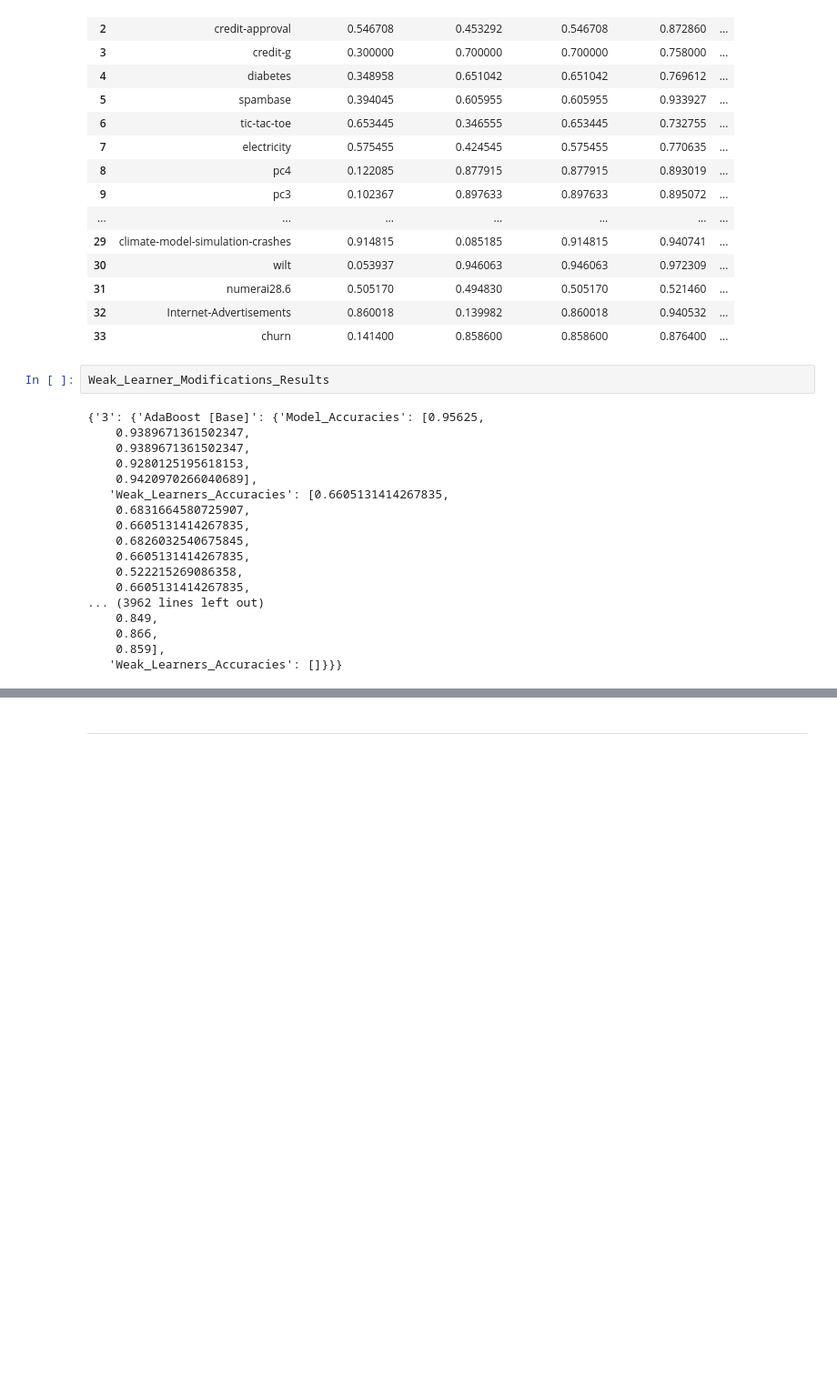
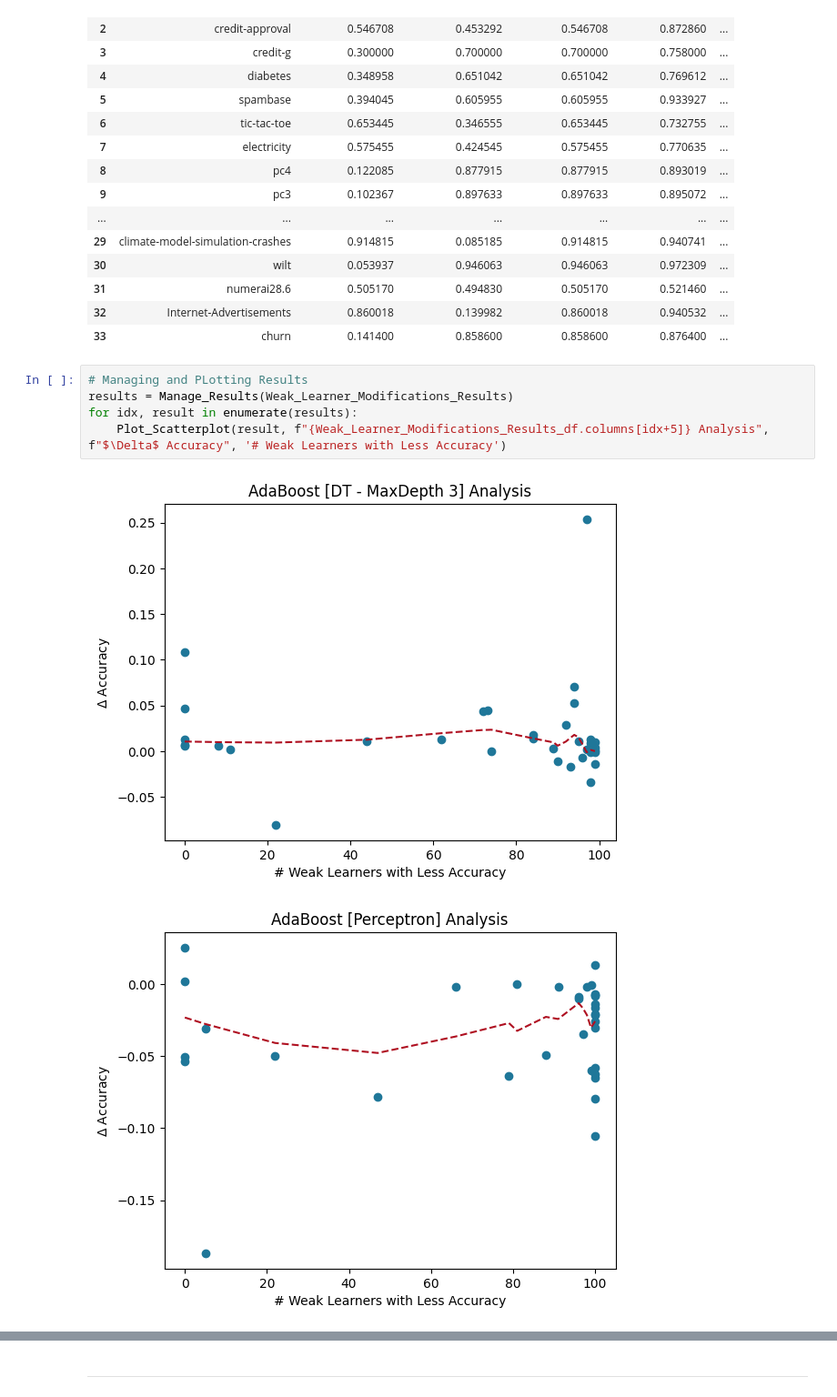
Before and after one commit to EstevesX10/ML1-AdaBoost-Analysis-Optimization, a Jupyter notebook: AdaBoost/AdaBoost.ipynb, the cells around one changed output, grey strips where cells are left out. Shown at 91% size. Saved outputs shown, nothing was run; the diff lists cells and outputs as text; blank space fills up the shorter version.

```diff
--- a/AdaBoost/AdaBoost.ipynb
+++ b/AdaBoost/AdaBoost.ipynb
@@ -435,23 +375,11 @@ Weak_Learner_Modifications_Results_df
 | 31 | numerai28.6 | 0.505170 | 0.494830 | 0.505170 | 0.521460 | ... |
 | 32 | Internet-Advertisements | 0.860018 | 0.139982 | 0.860018 | 0.940532 | ... |
 | 33 | churn | 0.141400 | 0.858600 | 0.858600 | 0.876400 | ... |
-# %%
-Weak_Learner_Modifications_Results
-# %% [output]
-{'3': {'AdaBoost [Base]': {'Model_Accuracies': [0.95625,
-    0.9389671361502347,
-    0.9389671361502347,
-    0.9280125195618153,
-    0.9420970266040689],
-   'Weak_Learners_Accuracies': [0.6605131414267835,
-    0.6831664580725907,
-    0.6605131414267835,
-    0.6826032540675845,
-    0.6605131414267835,
-    0.522215269086358,
-    0.6605131414267835,
-... (3962 lines left out)
-    0.849,
-    0.866,
-    0.859],
-   'Weak_Learners_Accuracies': []}}}
+# %%
+# Managing and PLotting Results
+results = Manage_Results(Weak_Learner_Modifications_Results)
+for idx, result in enumerate(results):
+    Plot_Scatterplot(result, f"{Weak_Learner_Modifications_Results_df.columns[idx+5]} Analysis", f"$\Delta$ Accuracy", '# Weak Learners with Less Accuracy')
+# %% [output]
+[figure, added]
+[figure, added]
```
Also changed, not shown: parts of 21 cells of this notebook.
